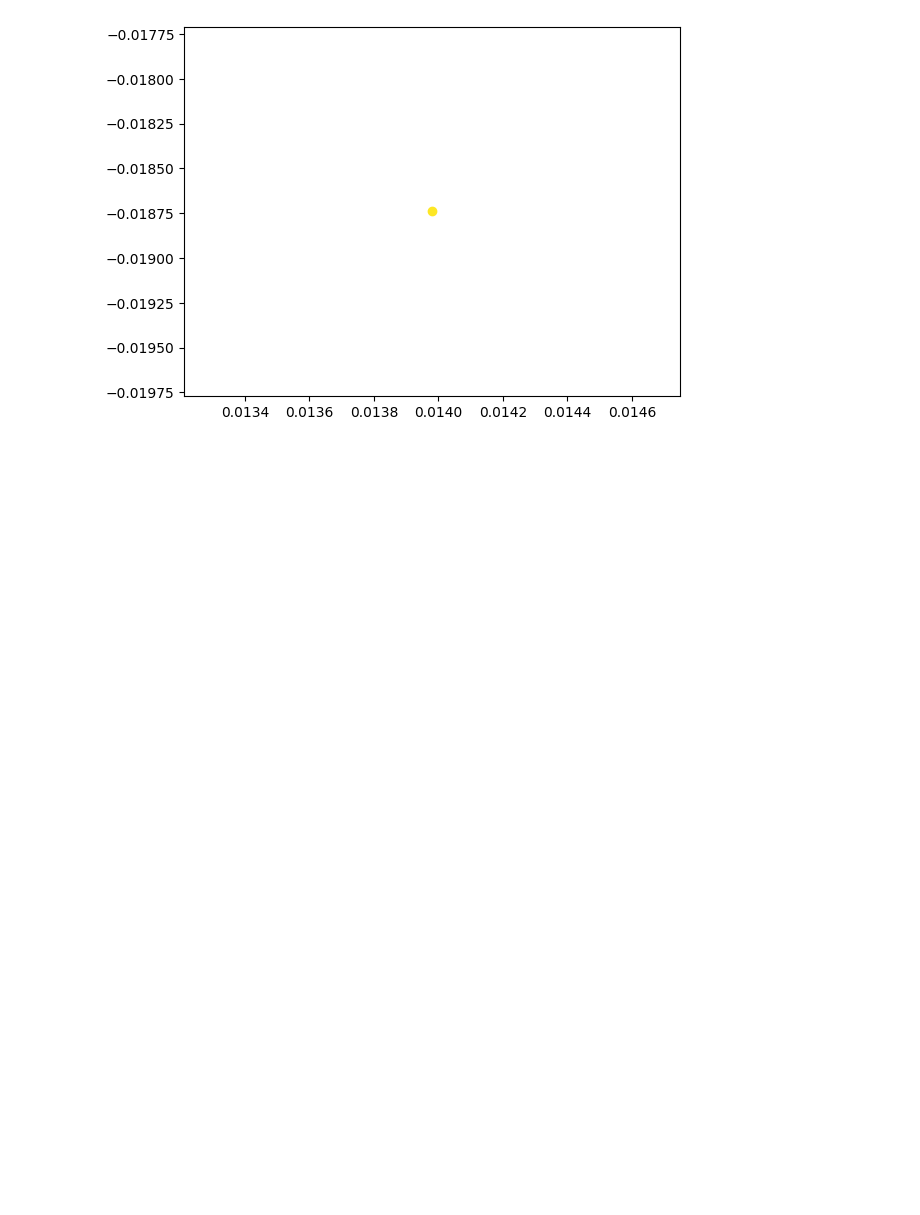
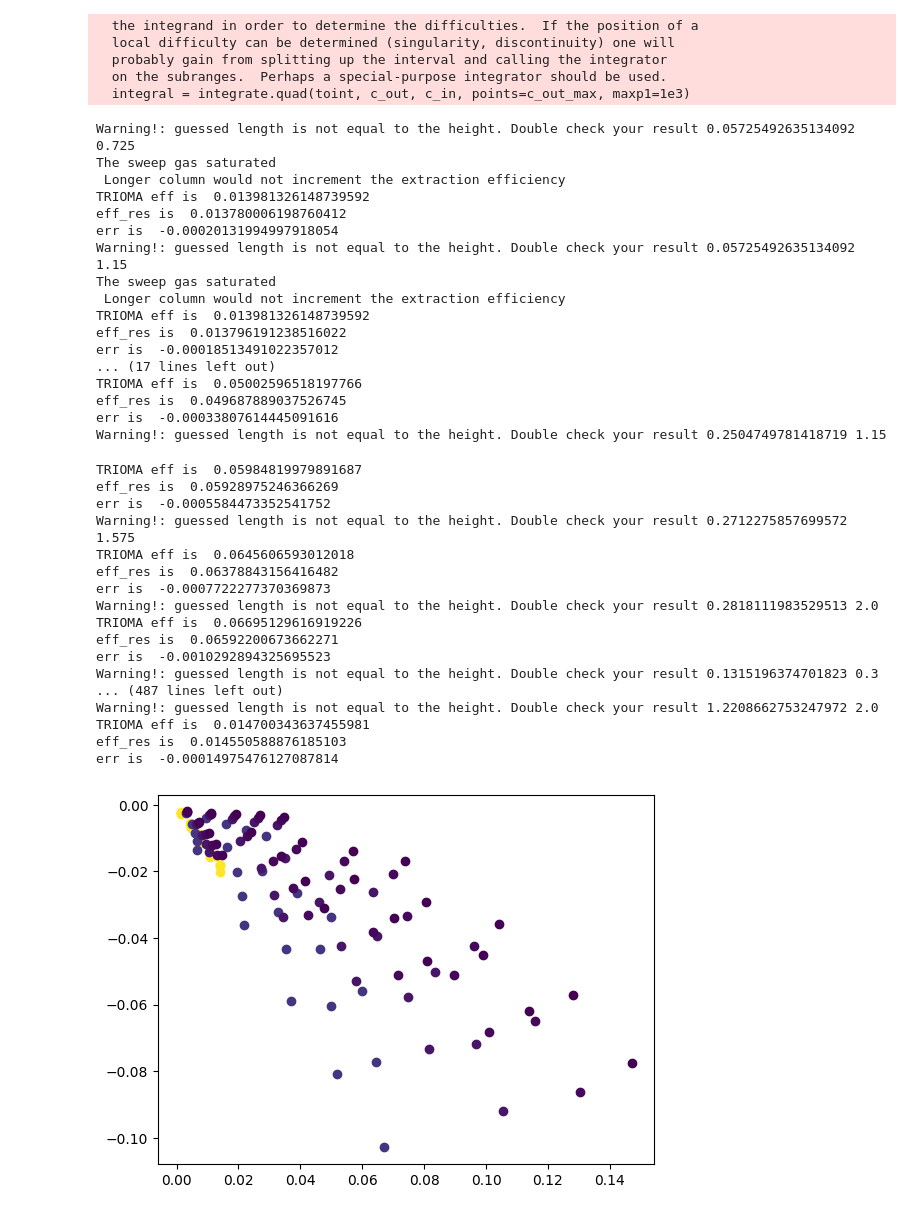
Before and after one commit to gabriele-ferrero/TRIOMA_Verification, a Jupyter notebook: GLC_Verification/GLC_ms.ipynb, the cells around one changed output. Cells and saved outputs as stored; diff of their text form; code cells hidden in the pictures; blank space fills up the shorter version.

```diff
--- a/GLC_Verification/GLC_ms.ipynb
+++ b/GLC_Verification/GLC_ms.ipynb
@@ -23,7 +23,7 @@ for p_in_g in p_in_g_v:
         FLiBe=Fluid(Solubility=7.9E-2*np.exp(-35E3/R_const/T),MS=True )
         c_in=p_in*FLiBe.Solubility
         Melodie=GLC(H=Z,R=R,c_in=p_in*FLiBe.Solubility,fluid=FLiBe,GLC_gas=SweepGas,T=T,G_L=Q_l)
-        Melodie.kla=3E-2
+        Melodie.kla=1E-2
         height_v=[]
         err_v=[]
         Z_v=np.linspace(0.3,2,5)
@@ -74 +66,40 @@ Messages:
+  the integrand in order to determine the difficulties.  If the position of a
+  local difficulty can be determined (singularity, discontinuity) one will
+  probably gain from splitting up the interval and calling the integrator
+  on the subranges.  Perhaps a special-purpose integrator should be used.
+  integral = integrate.quad(toint, c_out, c_in, points=c_out_max, maxp1=1e3)
+Warning!: guessed length is not equal to the height. Double check your result 0.05725492635134092 0.725
+The sweep gas saturated
+ Longer column would not increment the extraction efficiency
+TRIOMA eff is  0.013981326148739592
+eff_res is  0.013780006198760412
+err is  -0.00020131994997918054
+Warning!: guessed length is not equal to the height. Double check your result 0.05725492635134092 1.15
+The sweep gas saturated
+ Longer column would not increment the extraction efficiency
+TRIOMA eff is  0.013981326148739592
+eff_res is  0.013796191238516022
+err is  -0.00018513491022357012
+... (17 lines left out)
+TRIOMA eff is  0.05002596518197766
+eff_res is  0.049687889037526745
+err is  -0.00033807614445091616
+Warning!: guessed length is not equal to the height. Double check your result 0.2504749781418719 1.15
+TRIOMA eff is  0.05984819979891687
+eff_res is  0.05928975246366269
+err is  -0.0005584473352541752
+Warning!: guessed length is not equal to the height. Double check your result 0.2712275857699572 1.575
+TRIOMA eff is  0.0645606593012018
+eff_res is  0.06378843156416482
+err is  -0.0007722277370369873
+Warning!: guessed length is not equal to the height. Double check your result 0.2818111983529513 2.0
+TRIOMA eff is  0.06695129616919226
+eff_res is  0.06592200673662271
+err is  -0.0010292894325695523
+Warning!: guessed length is not equal to the height. Double check your result 0.1315196374701823 0.3
+... (487 lines left out)
+Warning!: guessed length is not equal to the height. Double check your result 1.2208662753247972 2.0
+TRIOMA eff is  0.014700343637455981
+eff_res is  0.014550588876185103
+err is  -0.00014975476127087814
-[figure, old version]
+[figure, new version]
```
Also changed, not shown: parts of 4 cells of this notebook, 1 other file.
